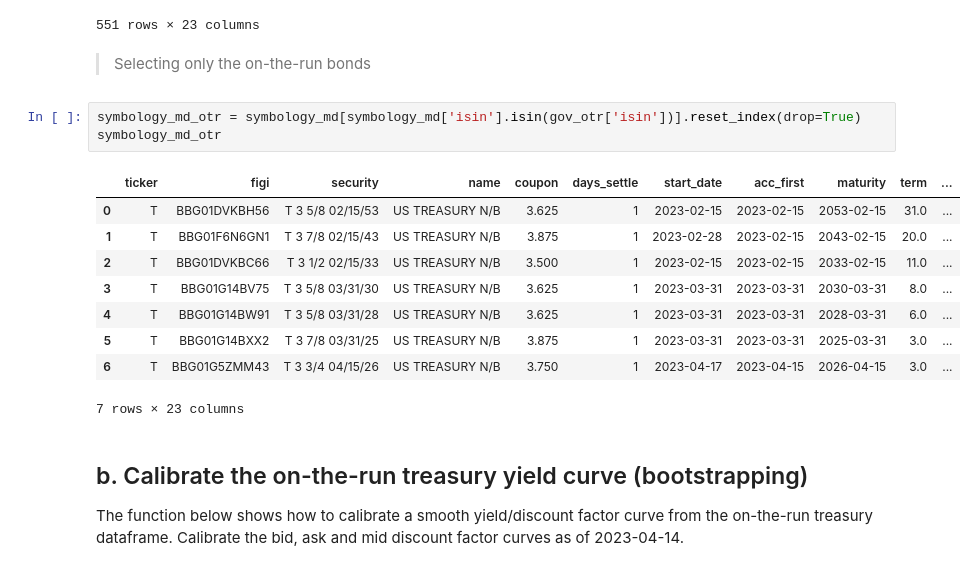
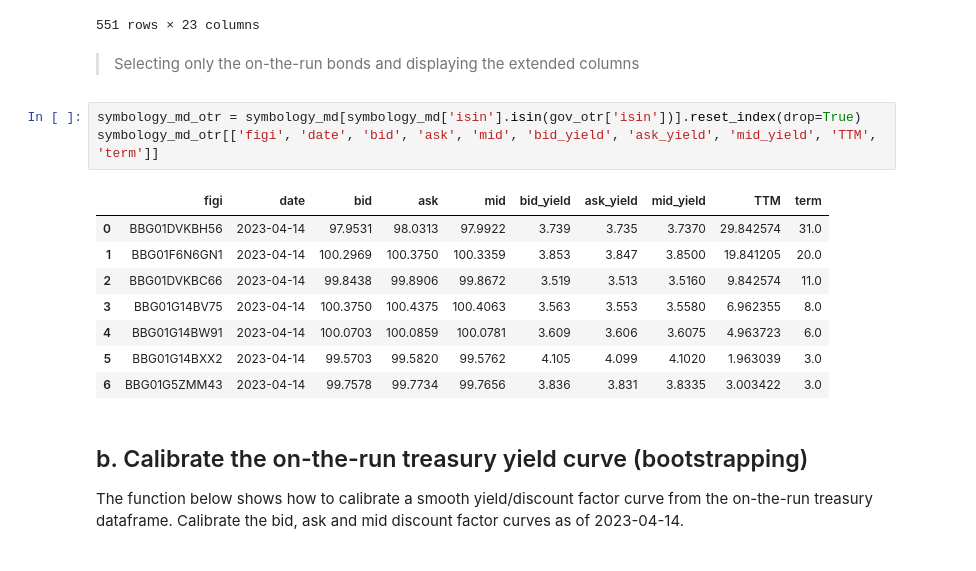
Before and after one commit to alanwake47/FINM-35700-Credit-Markets, a Jupyter notebook: week2/hw2/Homework 2-1.ipynb, the cells around one changed output. Drawn from its saved outputs; the diff is of its cells as text.

```diff
--- a/week2/hw2/Homework 2-1.ipynb
+++ b/week2/hw2/Homework 2-1.ipynb
@@ -391,20 +391,19 @@ symbology_md
 | 550 | VZ | BBG012MB8P10 | VZ 2.355 03/15/32 | VERIZON COMMUNICATIONS | 2.355 | 2 | 2021-09-20 | 2021-09-20 | 2032-03-15 | 10.483231 | ... |
 551 rows × 23 columns
 # %% [markdown]
-> Selecting only the on-the-run bonds
+> Selecting only the on-the-run bonds and displaying the extended columns
 # %%
 symbology_md_otr = symbology_md[symbology_md['isin'].isin(gov_otr['isin'])].reset_index(drop=True)
-symbology_md_otr
+symbology_md_otr[['figi', 'date', 'bid', 'ask', 'mid', 'bid_yield', 'ask_yield', 'mid_yield', 'TTM', 'term']]
 # %% [output]
-|  | ticker | figi | security | name | coupon | days_settle | start_date | acc_first | maturity | term | ... |
-| 0 | T | BBG01DVKBH56 | T 3 5/8 02/15/53 | US TREASURY N/B | 3.625 | 1 | 2023-02-15 | 2023-02-15 | 2053-02-15 | 31.0 | ... |
-| 1 | T | BBG01F6N6GN1 | T 3 7/8 02/15/43 | US TREASURY N/B | 3.875 | 1 | 2023-02-28 | 2023-02-15 | 2043-02-15 | 20.0 | ... |
-| 2 | T | BBG01DVKBC66 | T 3 1/2 02/15/33 | US TREASURY N/B | 3.500 | 1 | 2023-02-15 | 2023-02-15 | 2033-02-15 | 11.0 | ... |
-| 3 | T | BBG01G14BV75 | T 3 5/8 03/31/30 | US TREASURY N/B | 3.625 | 1 | 2023-03-31 | 2023-03-31 | 2030-03-31 | 8.0 | ... |
-| 4 | T | BBG01G14BW91 | T 3 5/8 03/31/28 | US TREASURY N/B | 3.625 | 1 | 2023-03-31 | 2023-03-31 | 2028-03-31 | 6.0 | ... |
-| 5 | T | BBG01G14BXX2 | T 3 7/8 03/31/25 | US TREASURY N/B | 3.875 | 1 | 2023-03-31 | 2023-03-31 | 2025-03-31 | 3.0 | ... |
-| 6 | T | BBG01G5ZMM43 | T 3 3/4 04/15/26 | US TREASURY N/B | 3.750 | 1 | 2023-04-17 | 2023-04-15 | 2026-04-15 | 3.0 | ... |
+|  | figi | date | bid | ask | mid | bid_yield | ask_yield | mid_yield | TTM | term |
+| 0 | BBG01DVKBH56 | 2023-04-14 | 97.9531 | 98.0313 | 97.9922 | 3.739 | 3.735 | 3.7370 | 29.842574 | 31.0 |
+| 1 | BBG01F6N6GN1 | 2023-04-14 | 100.2969 | 100.3750 | 100.3359 | 3.853 | 3.847 | 3.8500 | 19.841205 | 20.0 |
+| 2 | BBG01DVKBC66 | 2023-04-14 | 99.8438 | 99.8906 | 99.8672 | 3.519 | 3.513 | 3.5160 | 9.842574 | 11.0 |
+| 3 | BBG01G14BV75 | 2023-04-14 | 100.3750 | 100.4375 | 100.4063 | 3.563 | 3.553 | 3.5580 | 6.962355 | 8.0 |
+| 4 | BBG01G14BW91 | 2023-04-14 | 100.0703 | 100.0859 | 100.0781 | 3.609 | 3.606 | 3.6075 | 4.963723 | 6.0 |
+| 5 | BBG01G14BXX2 | 2023-04-14 | 99.5703 | 99.5820 | 99.5762 | 4.105 | 4.099 | 4.1020 | 1.963039 | 3.0 |
+| 6 | BBG01G5ZMM43 | 2023-04-14 | 99.7578 | 99.7734 | 99.7656 | 3.836 | 3.831 | 3.8335 | 3.003422 | 3.0 |
-7 rows × 23 columns
 # %% [markdown]
 ## b. Calibrate the on-the-run treasury yield curve (bootstrapping)
 The function below shows how to calibrate a smooth yield/discount factor curve from the on-the-run treasury dataframe. Calibrate the bid, ask and mid discount factor curves as of 2023-04-14.
```
Also changed, not shown: parts of 1 cell of this notebook, 3 other files.
